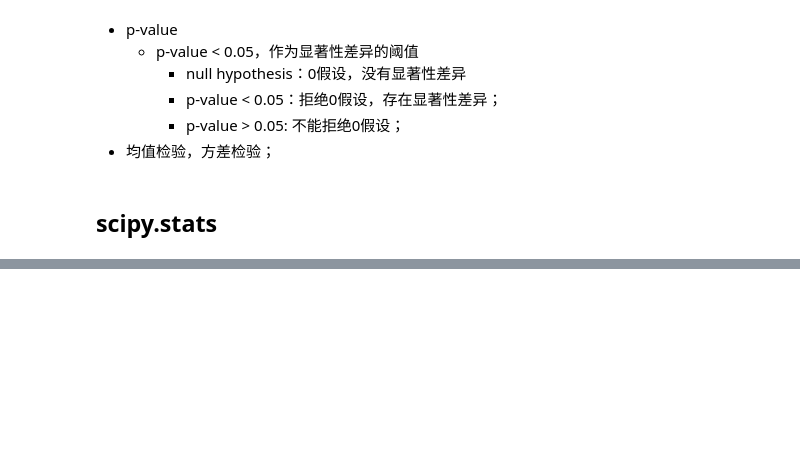
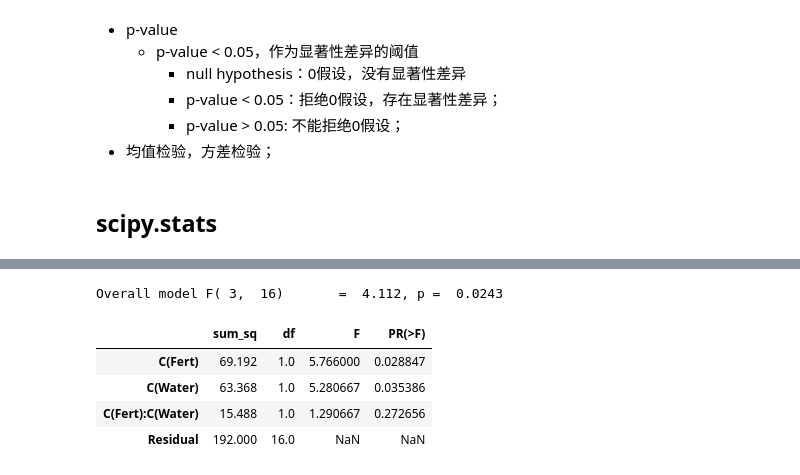
Before and after one commit to chunhuizhang/deeplearning_math, a Jupyter notebook: tutorials/prob_stats/stats/假设检验.ipynb, the cells around one changed output, grey strips where cells are left out. Drawn from its saved outputs; the diff is of its cells as text; code cells hidden in the pictures; blank space fills up the shorter version.

```diff
--- a/tutorials/prob_stats/stats/假设检验.ipynb
+++ b/tutorials/prob_stats/stats/假设检验.ipynb
@@ -38,0 +187,5 @@ stats.chi2_contingency??
+# %%
+import statsmodels.api as sm
+from statsmodels.formula.api import ols
+df_anova2 = pd.read_csv("./data/crop_yield.csv")
+df_anova2.head()
@@ -38,0 +207,16 @@ stats.chi2_contingency??
+# %%
+model = ols('Yield ~ C(Fert)*C(Water)', df_anova2).fit()
+# %%
+print(f"Overall model F({model.df_model: .0f}, {model.df_resid: .0f}) \
+      = {model.fvalue: .3f}, p = {model.f_pvalue: .4f}")
+# %% [output]
+Overall model F( 3,  16)       =  4.112, p =  0.0243
+# %%
+res = sm.stats.anova_lm(model, typ= 2)
+res
+# %% [output]
+|  | sum_sq | df | F | PR(>F) |
+| C(Fert) | 69.192 | 1.0 | 5.766000 | 0.028847 |
+| C(Water) | 63.368 | 1.0 | 5.280667 | 0.035386 |
+| C(Fert):C(Water) | 15.488 | 1.0 | 1.290667 | 0.272656 |
+| Residual | 192.000 | 16.0 | NaN | NaN |
```
Also changed, not shown: parts of 49 cells of this notebook, 2 other files.
